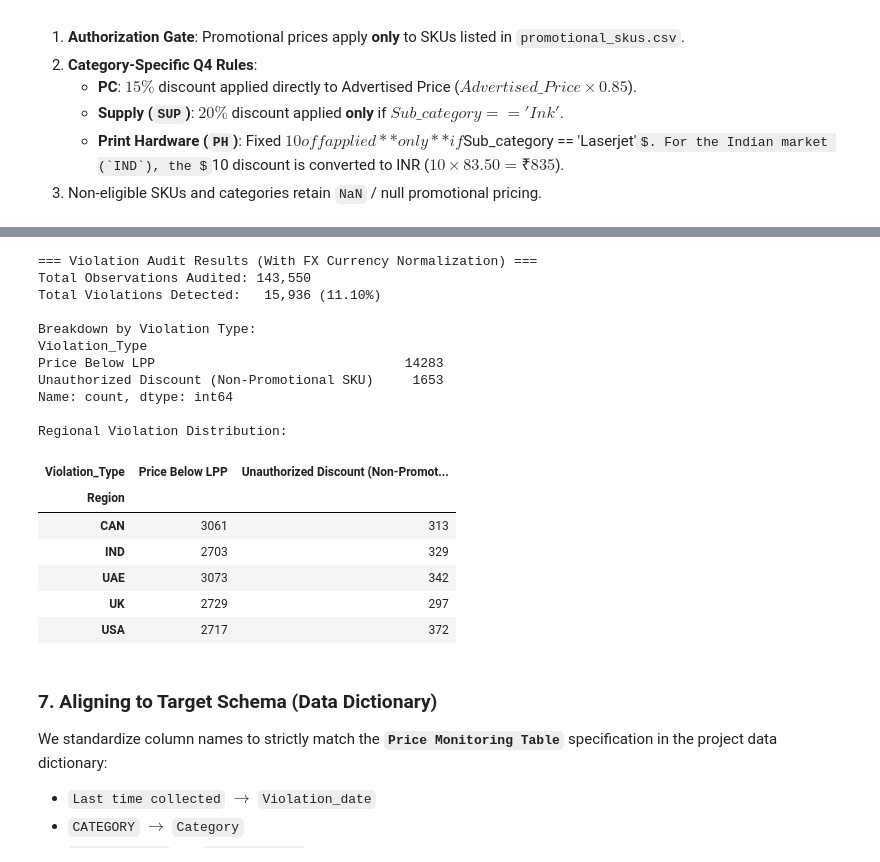
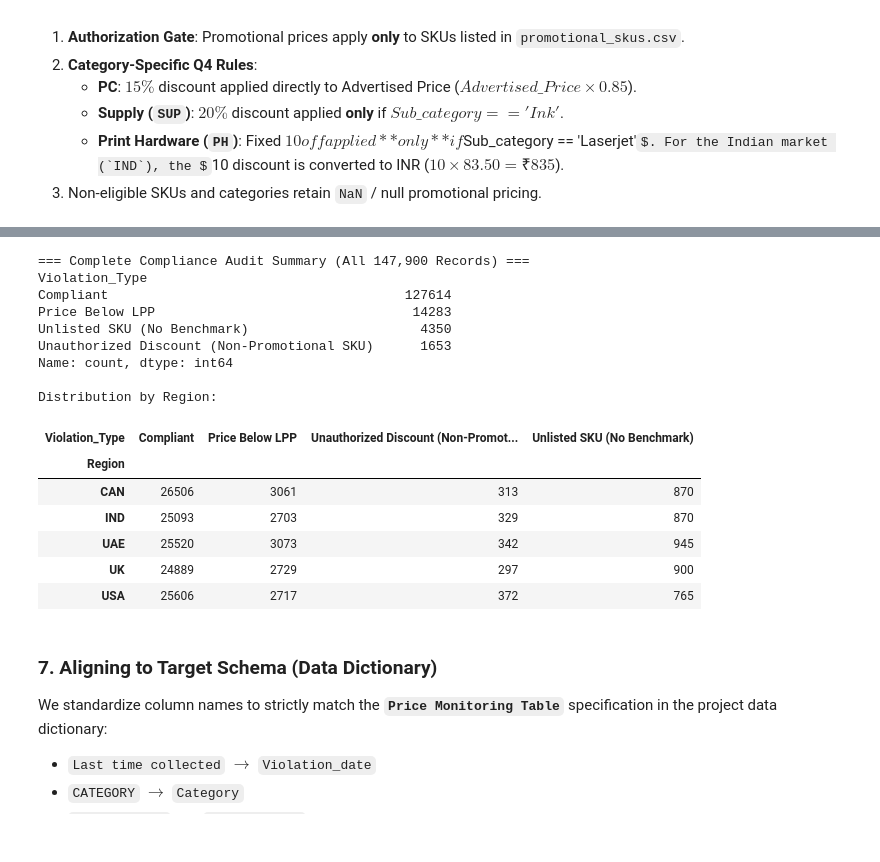
Before and after one commit to deringirish/map-data-analysis-project, a Jupyter notebook: src/notebooks/02_price_monitoring.ipynb, the cells around one changed output, grey strips where cells are left out. Drawn from its saved outputs; the diff is of its cells as text; code cells hidden in the pictures; some formulas as TeX source.

```diff
--- a/src/notebooks/02_price_monitoring.ipynb
+++ b/src/notebooks/02_price_monitoring.ipynb
@@ -236,15 +224,15 @@ def calculate_promotional_price(row, promo_sku_set, fx_rates):
     return np.nan
 
 # Assign Season
-audit_df['Season'] = ACTIVE_SEASON
+merged_df['Season'] = ACTIVE_SEASON
 
 # Apply promotional price calculation
-audit_df['Promotional_price'] = audit_df.apply(
+merged_df['Promotional_price'] = merged_df.apply(
     lambda r: calculate_promotional_price(r, authorized_promotional_skus, FX_RATES),
     axis=1
 )
 
-promo_count = audit_df['Promotional_price'].notna().sum()
-print(f"Calculated Promotional Prices: {promo_count:,} records ({promo_count/len(audit_df)*100:.2f}% of catalog)")
-display(audit_df[audit_df['Promotional_price'].notna()][['SKU', 'CATEGORY', 'SUB_CATEGORY', 'Region', 'Advertised_price', 'Promotional_price']].head(5))
+promo_count = merged_df['Promotional_price'].notna().sum()
+print(f"Calculated Promotional Prices: {promo_count:,} records ({promo_count/len(merged_df)*100:.2f}% of catalog)")
+display(merged_df[merged_df['Promotional_price'].notna()][['SKU', 'CATEGORY', 'SUB_CATEGORY', 'Region', 'Advertised_price', 'Promotional_price']].head(5))
 # %% [output]
@@ -264,65 +253,56 @@ The compliance audit enforces three distinct violation checks using currency-nor
 # %%
-def audit_violation_status(row, promo_sku_set):
+def audit_compliance_status(row, promo_sku_set):
     """
-    Classifies violation severity and type based on currency-normalized pricing rules.
+    Audits every record and classifies compliance or specific violation category.
     """
+    if pd.isna(row['MAP']) or pd.isna(row['LPP']):
+        return 'Unlisted SKU (No Benchmark)'
+
     adv_inr = row['Advertised_price_INR']
     lpp = row['LPP']
     map_price = row['MAP']
     sku = str(row['SKU']).strip()
-    adv_local = row['Advertised_price']
-    promo_price = row['Promotional_price']
     is_promo = sku in promo_sku_set
 
     # Priority 1: Direct breach of Lowest Possible Price (LPP)
     if adv_inr < lpp:
         return 'Price Below LPP'
 
     # Priority 2: Non-promotional SKU carrying unauthorized discount below MAP
     elif not is_promo and adv_inr < map_price:
         return 'Unauthorized Discount (Non-Promotional SKU)'
 
-    # Priority 3: Promotional SKU breaching promotional price floor
-    elif is_promo and pd.notna(promo_price) and adv_local < promo_price:
-        return 'Sub-Promotional Floor Violation'
+    # Priority 3: Fully compliant observation
+    else:
+        return 'Compliant'
 
-    return np.nan
-
-# Tag violation status
-audit_df['Violation_Type'] = audit_df.apply(
-    lambda r: audit_violation_status(r, authorized_promotional_skus),
+# Tag compliance status for all records
+merged_df['Violation_Type'] = merged_df.apply(
+    lambda r: audit_compliance_status(r, authorized_promotional_skus),
     axis=1
 )
 
-# Extract violations only
-violations_df = audit_df[audit_df['Violation_Type'].notna()].copy()
-
-print("=== Violation Audit Results (With FX Currency Normalization) ===")
-print(f"Total Observations Audited: {len(audit_df):,}")
-print(f"Total Violations Detected:   {len(violations_df):,} ({len(violations_df)/len(audit_df)*100:.2f}%)")
-print("\nBreakdown by Violation Type:")
-print(violations_df['Violation_Type'].value_counts())
-print("\nRegional Violation Distribution:")
-display(violations_df.groupby('Region')['Violation_Type'].value_counts().unstack(fill_value=0))
+print("=== Complete Compliance Audit Summary (All 147,900 Records) ===")
+print(merged_df['Violation_Type'].value_counts())
+print("\nDistribution by Region:")
+display(merged_df.groupby(['Region', 'Violation_Type'])['SKU'].count().unstack(fill_value=0))
 # %% [output]
-=== Violation Audit Results (With FX Currency Normalization) ===
-Total Observations Audited: 143,550
-Total Violations Detected:   15,936 (11.10%)
-
-Breakdown by Violation Type:
+=== Complete Compliance Audit Summary (All 147,900 Records) ===
 Violation_Type
-Price Below LPP                                14283
-Unauthorized Discount (Non-Promotional SKU)     1653
+Compliant                                      127614
+Price Below LPP                                 14283
+Unlisted SKU (No Benchmark)                      4350
+Unauthorized Discount (Non-Promotional SKU)      1653
 Name: count, dtype: int64
 
-Regional Violation Distribution:
+Distribution by Region:
-| Violation_Type | Price Below LPP | Unauthorized Discount (Non-Promot... |
-| Region |  |  |
-| CAN | 3061 | 313 |
-| IND | 2703 | 329 |
-| UAE | 3073 | 342 |
-| UK | 2729 | 297 |
-| USA | 2717 | 372 |
+| Violation_Type | Compliant | Price Below LPP | Unauthorized Discount (Non-Promot... | Unlisted SKU (No Benchmark) |
+| Region |  |  |  |  |
+| CAN | 26506 | 3061 | 313 | 870 |
+| IND | 25093 | 2703 | 329 | 870 |
+| UAE | 25520 | 3073 | 342 | 945 |
+| UK | 24889 | 2729 | 297 | 900 |
+| USA | 25606 | 2717 | 372 | 765 |
 # %% [markdown]
 ### 7. Aligning to Target Schema (Data Dictionary)
 We standardize column names to strictly match the **`Price Monitoring Table`** specification in the project data dictionary:
```
Also changed, not shown: parts of 12 cells of this notebook, 1 other file.
